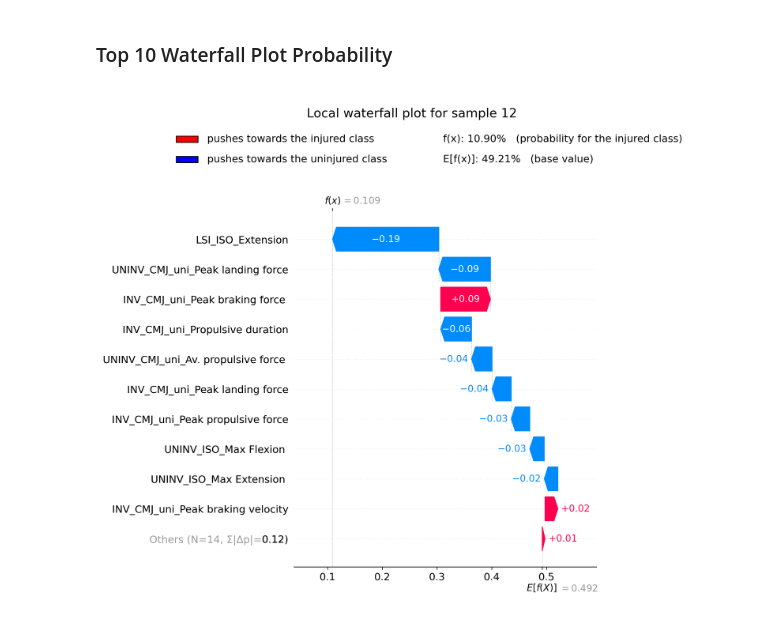
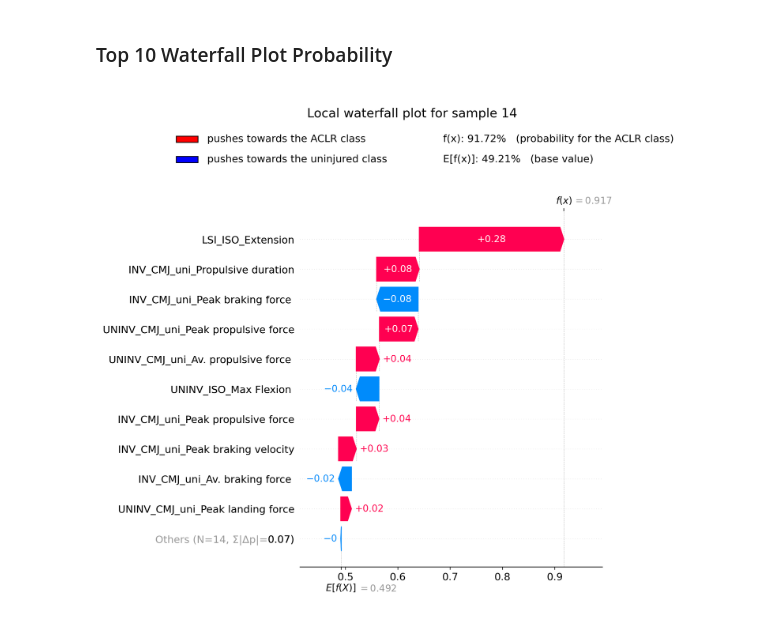
Before and after one commit to michi1308/neuronales_netz_motum, a Jupyter notebook: paper_shap_final_prob.ipynb, the cells around one changed output. Drawn from its saved outputs; the diff is of its cells as text; code cells hidden in the pictures.

```diff
--- a/paper_shap_final_prob.ipynb
+++ b/paper_shap_final_prob.ipynb
@@ -836,10 +836,10 @@ def plot_local_waterfall_combined_tempfiles(
 
     axA.add_patch(Rectangle((x_left_patch, y1 - box_h/2), box_w, box_h,
                             facecolor="red", edgecolor="black", transform=axA.transAxes))
-    axA.text(x_left_text, y1, "pushes towards the injured class",
+    axA.text(x_left_text, y1, "pushes towards the ACLR class",
              ha="left", va="center", fontsize=13, transform=axA.transAxes)
     axA.text(x_right_col, y1,
-             f"f(x): {p_fx:,.2%}   (probability for the injured class)",
+             f"f(x): {p_fx:,.2%}   (probability for the ACLR class)",
              ha="left", va="center", fontsize=13, transform=axA.transAxes)
 
     axA.add_patch(Rectangle((x_left_patch, y2 - box_h/2), box_w, box_h,
@@ -901,33 +901,33 @@ def plot_local_waterfall_combined_tempfiles(
     y = 0
     for p in parts:
         combo.paste(p, (0, y))
         y += p.height
 
     # ===== 4) Nur EIN Bild anzeigen =====
     combo_np = np.asarray(combo)[..., :3]  # RGB
     h_px, w_px = combo_np.shape[:2]
     fig = plt.figure(figsize=(w_px / dpi, h_px / dpi), dpi=dpi)
     ax = fig.add_axes([0, 0, 1, 1]); ax.axis("off")
     ax.imshow(combo_np, interpolation="none")
     plt.show()
 
     # Temp-Dateien aufräumen
     try:
         os.remove(tmpA.name); os.remove(tmpB.name)
     except Exception:
         pass
 
-# --- Beispielaufruf ---
+# --- Aufruf ---
 plot_local_waterfall_combined_tempfiles(
     features=features,
     shap_stack=shap_stack,
     exp_val=exp_val,
-    sample_idx=12,        # oder None
+    sample_idx=14,        # oder None
     top_k=10,
     aggregate_others=True,
     width=11.0, header_height=1.8, row_height=0.18, base_height=1.2,
     left=0.30, right=0.97, top=0.98, bottom=0.08,
     dpi=200, spacer_px=0
 )
 # %% [output]
-[figure, old version]
+[figure, new version]
```
Also changed, not shown: parts of 1 cell of this notebook, 5 other files.
